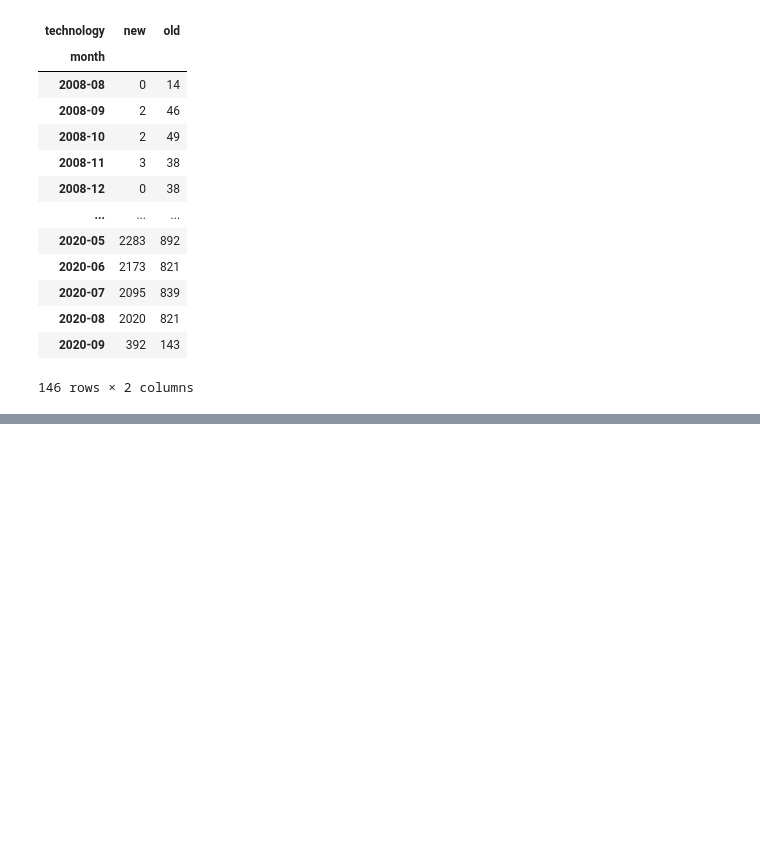
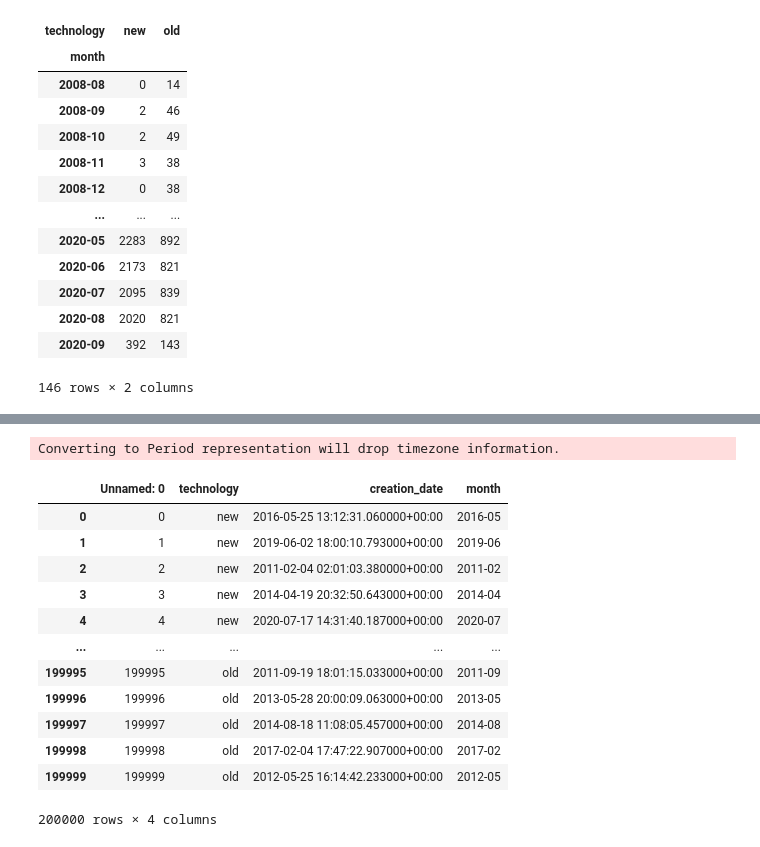
Before and after one commit to Chiyo-no-sake/ds_project, a Jupyter notebook: Analisys.ipynb, the cells around one changed output, grey strips where cells are left out. Cells and saved outputs as stored; diff of their text form; code cells hidden in the pictures; blank space fills up the shorter version.

```diff
--- a/Analisys.ipynb
+++ b/Analisys.ipynb
@@ -175,3 +176,9 @@ fig.update_layout(title='Old vs New Web Frontend Technologies over 2008-2020 (ba
 fig.show()
 # %% [output]
 [interactive output not drawn]
+# %%
+####### 1 BACKEND - old vs new ##########
+
+
+ovn_back = pd.read_csv('old_vs_new_backend.csv')
+ovn_back
@@ -177,0 +199,23 @@ fig.show()
+# %%
+datem = datetime.today().month
+
+
+ovn_back['month'] = ovn_back['creation_date'].map(creationDateToDay)
+new_ovn_back = ovn_back[ovn_back.month != datem]
+
+new_ovn_back
+# %% [output]
+Converting to Period representation will drop timezone information.
+|  | Unnamed: 0 | technology | creation_date | month |
+| 0 | 0 | new | 2016-05-25 13:12:31.060000+00:00 | 2016-05 |
+| 1 | 1 | new | 2019-06-02 18:00:10.793000+00:00 | 2019-06 |
+| 2 | 2 | new | 2011-02-04 02:01:03.380000+00:00 | 2011-02 |
+| 3 | 3 | new | 2014-04-19 20:32:50.643000+00:00 | 2014-04 |
+| 4 | 4 | new | 2020-07-17 14:31:40.187000+00:00 | 2020-07 |
+| ... | ... | ... | ... | ... |
+| 199995 | 199995 | old | 2011-09-19 18:01:15.033000+00:00 | 2011-09 |
+| 199996 | 199996 | old | 2013-05-28 20:00:09.063000+00:00 | 2013-05 |
+| 199997 | 199997 | old | 2014-08-18 11:08:05.457000+00:00 | 2014-08 |
+| 199998 | 199998 | old | 2017-02-04 17:47:22.907000+00:00 | 2017-02 |
+| 199999 | 199999 | old | 2012-05-25 16:14:42.233000+00:00 | 2012-05 |
+200000 rows × 4 columns
```
Also changed, not shown: parts of 12 cells of this notebook, 4 other files.
